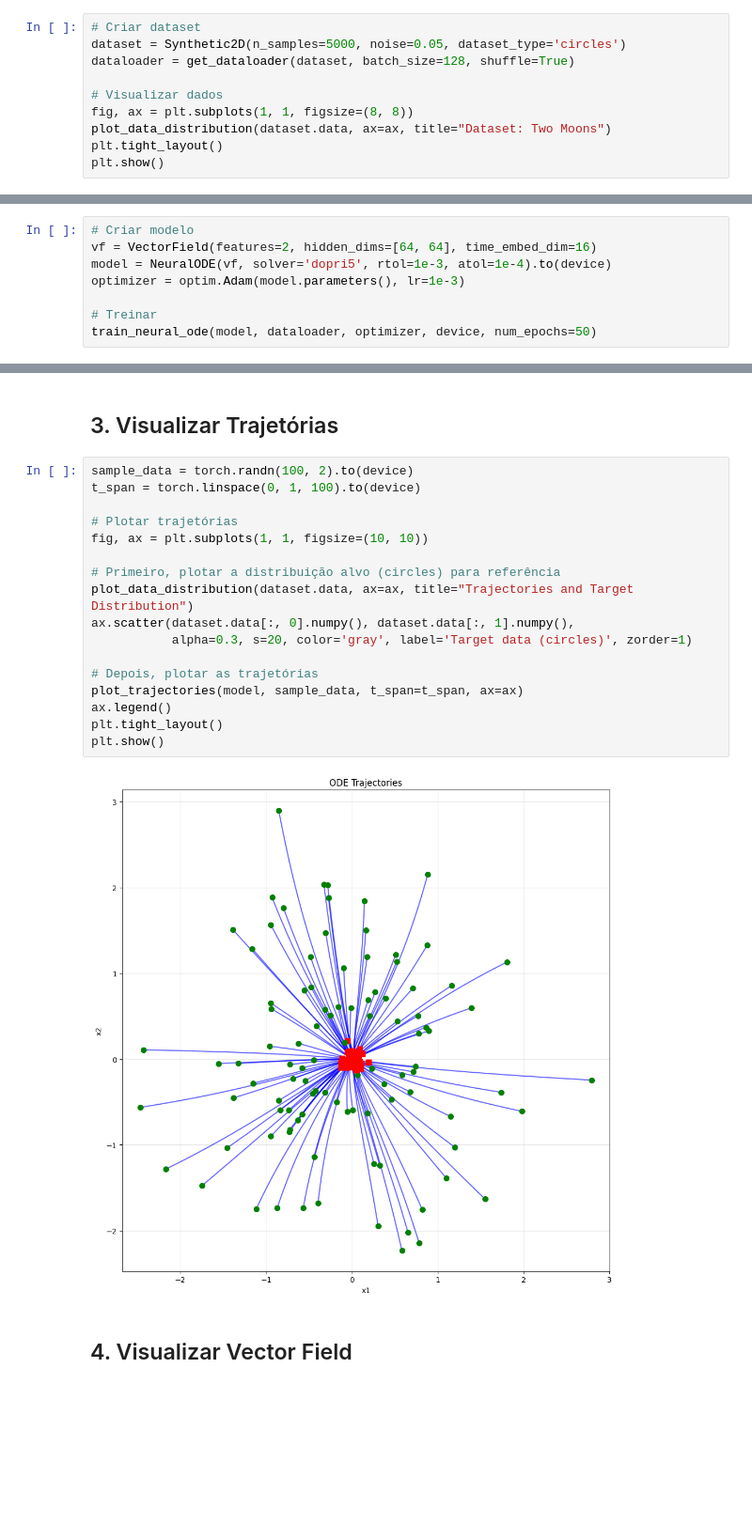
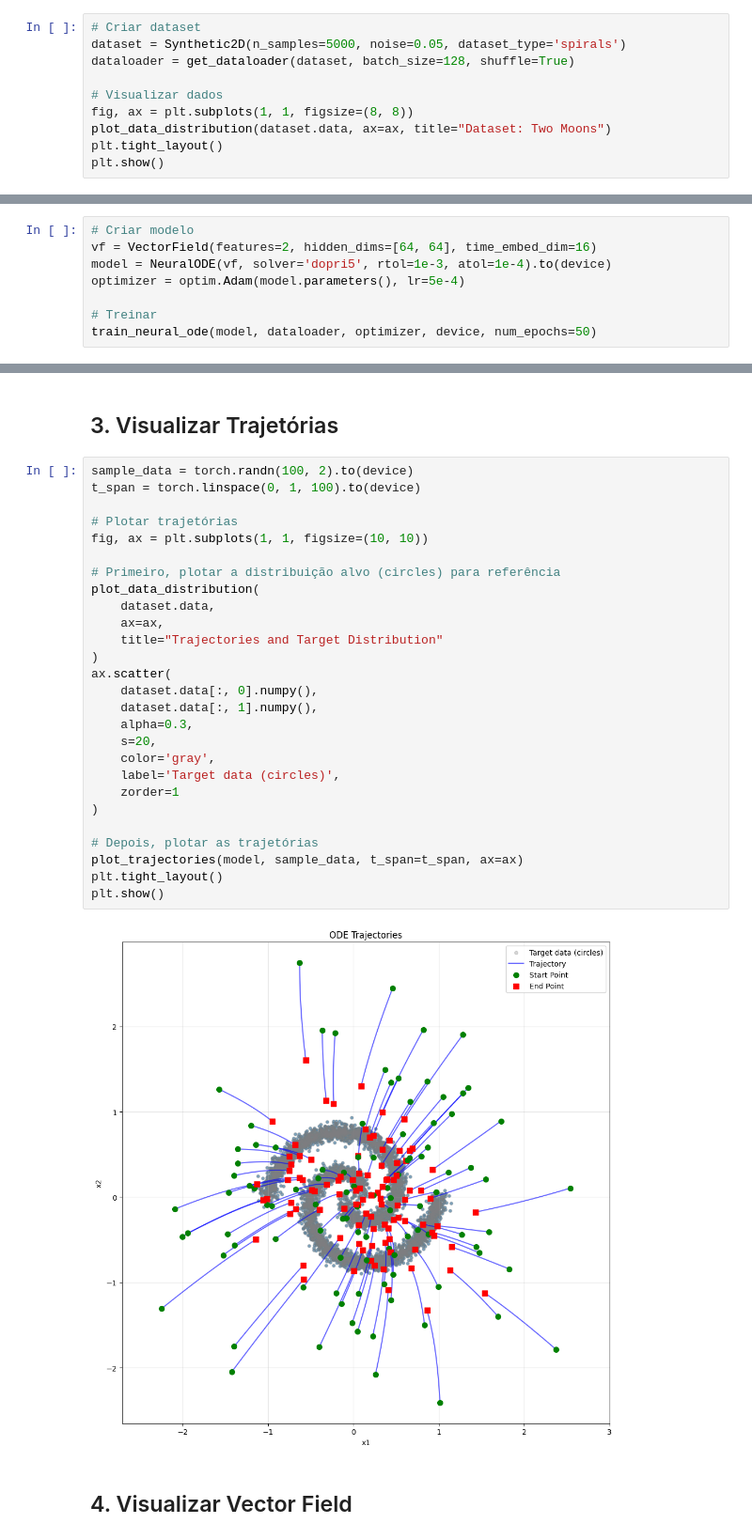
Before and after one commit to lucascbarbosa/flow, a Jupyter notebook: notebooks/01_neural_ode_2d.ipynb, the cells around one changed output, grey strips where cells are left out. Shown at 94% size. Drawn from its saved outputs; the diff is of its cells as text; blank space fills up the shorter version.

```diff
--- a/notebooks/01_neural_ode_2d.ipynb
+++ b/notebooks/01_neural_ode_2d.ipynb
@@ -33,7 +33,7 @@ Using device: cpu
 ## 1. Carregar Dataset
 # %%
 # Criar dataset
-dataset = Synthetic2D(n_samples=5000, noise=0.05, dataset_type='circles')
+dataset = Synthetic2D(n_samples=5000, noise=0.05, dataset_type='spirals')
 dataloader = get_dataloader(dataset, batch_size=128, shuffle=True)
 
 # Visualizar dados
@@ -49,7 +49,7 @@ plt.show()
 # Criar modelo
 vf = VectorField(features=2, hidden_dims=[64, 64], time_embed_dim=16)
 model = NeuralODE(vf, solver='dopri5', rtol=1e-3, atol=1e-4).to(device)
-optimizer = optim.Adam(model.parameters(), lr=1e-3)
+optimizer = optim.Adam(model.parameters(), lr=5e-4)
 
 # Treinar
 train_neural_ode(model, dataloader, optimizer, device, num_epochs=50)
@@ -72,22 +66,32 @@ Epoch 12, Loss: 0.315184
 # %%
 sample_data = torch.randn(100, 2).to(device)
 t_span = torch.linspace(0, 1, 100).to(device)
 
 # Plotar trajetórias
 fig, ax = plt.subplots(1, 1, figsize=(10, 10))
 
 # Primeiro, plotar a distribuição alvo (circles) para referência
-plot_data_distribution(dataset.data, ax=ax, title="Trajectories and Target Distribution")
-ax.scatter(dataset.data[:, 0].numpy(), dataset.data[:, 1].numpy(),
-           alpha=0.3, s=20, color='gray', label='Target data (circles)', zorder=1)
+plot_data_distribution(
+    dataset.data,
+    ax=ax,
+    title="Trajectories and Target Distribution"
+)
+ax.scatter(
+    dataset.data[:, 0].numpy(),
+    dataset.data[:, 1].numpy(),
+    alpha=0.3,
+    s=20,
+    color='gray',
+    label='Target data (circles)',
+    zorder=1
+)
 
 # Depois, plotar as trajetórias
 plot_trajectories(model, sample_data, t_span=t_span, ax=ax)
-ax.legend()
 plt.tight_layout()
 plt.show()
 # %% [output]
-[figure, old version]
+[figure, new version]
 # %% [markdown]
 ## 4. Visualizar Vector Field
 # %%
```
Also changed, not shown: parts of 5 cells of this notebook, 9 other files.
